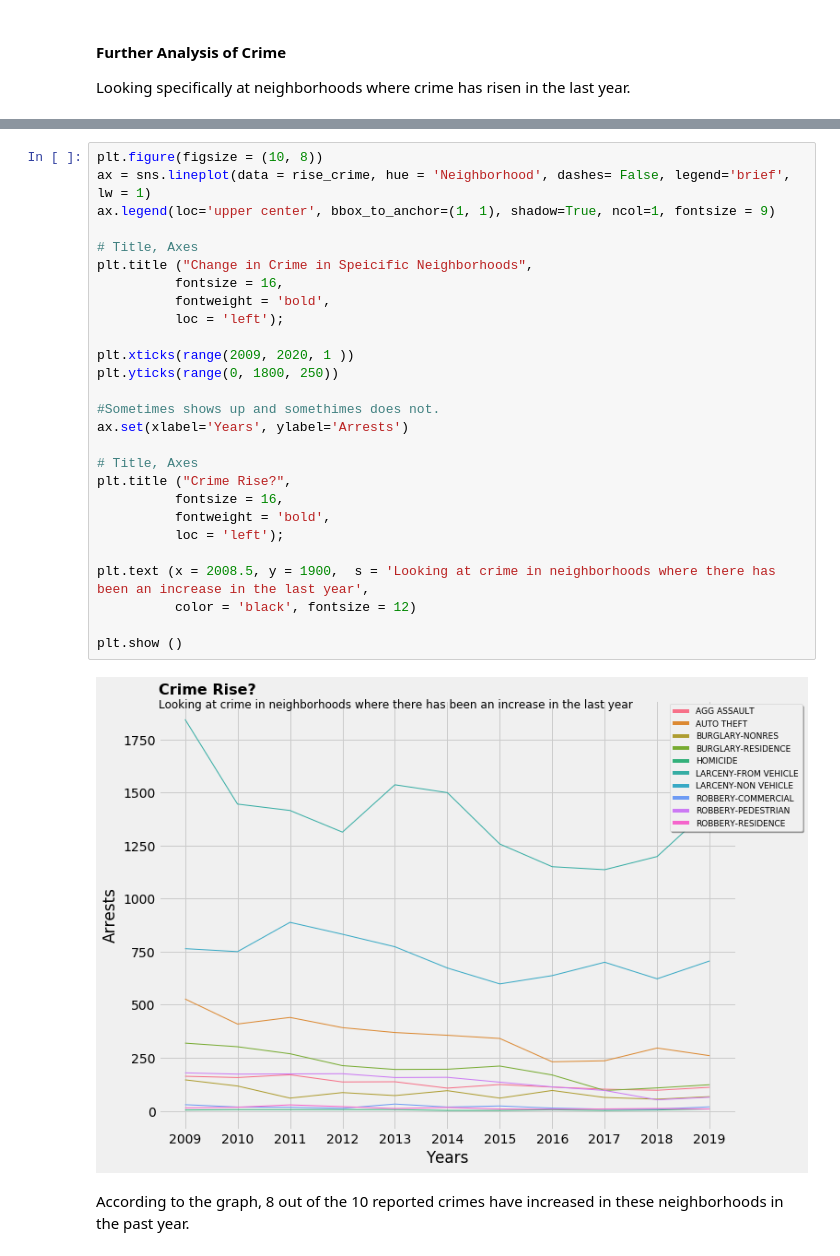
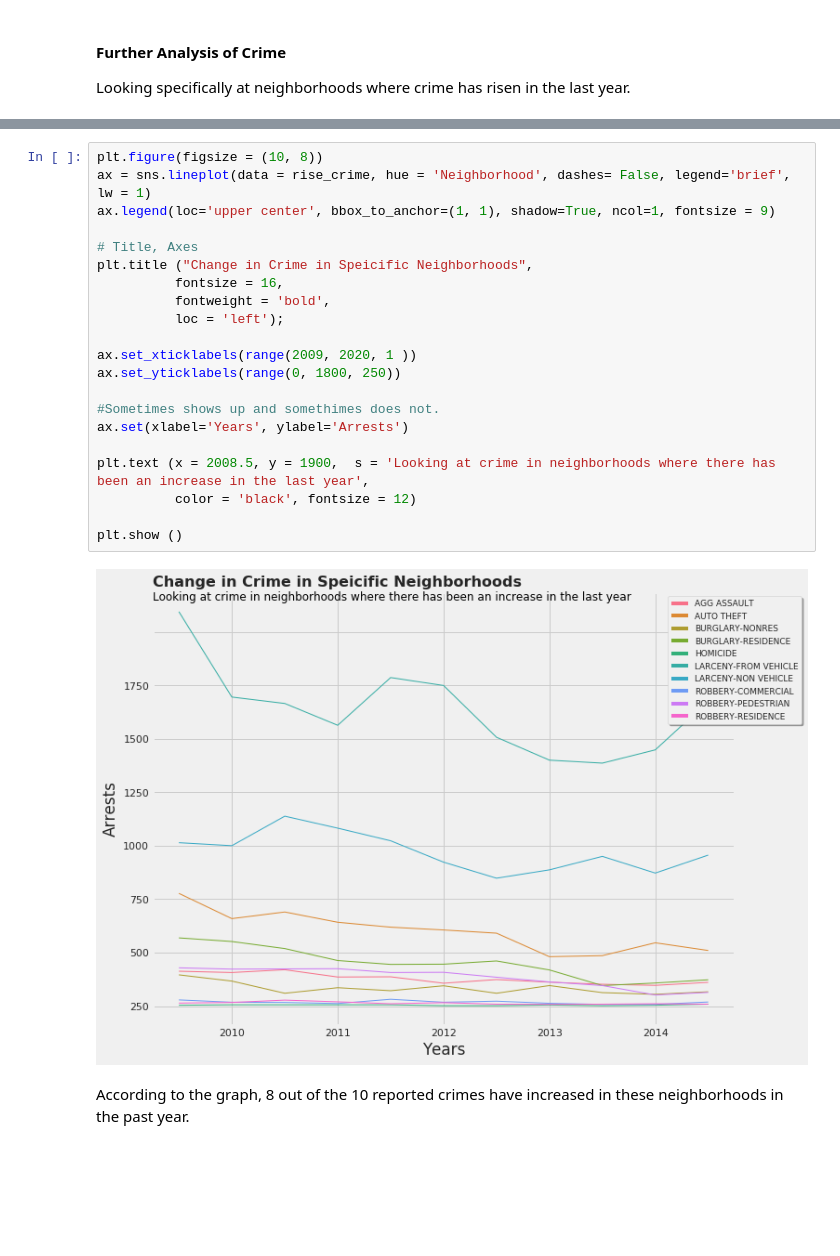
Before and after one commit to jiobu1/DS-Unit-1-Sprint-4-Data-Storytelling-Portfolio-Project, a Jupyter notebook: Jisha_Obukwelu_Unit_1_Data_Storytelling_Project.ipynb, the cells around one changed output, grey strips where cells are left out. Saved outputs shown, nothing was run; the diff lists cells and outputs as text; blank space fills up the shorter version.

Commit message:
Re-did analysis - utilizing neighborhoods that have experienced an increase in crime from 2018 to 2019.

```diff
--- a/Jisha_Obukwelu_Unit_1_Data_Storytelling_Project.ipynb
+++ b/Jisha_Obukwelu_Unit_1_Data_Storytelling_Project.ipynb
@@ -641,32 +760,26 @@ rise_crime
 # %%
 plt.figure(figsize = (10, 8))
 ax = sns.lineplot(data = rise_crime, hue = 'Neighborhood', dashes= False, legend='brief', lw = 1)
 ax.legend(loc='upper center', bbox_to_anchor=(1, 1), shadow=True, ncol=1, fontsize = 9)
 
 # Title, Axes
 plt.title ("Change in Crime in Speicific Neighborhoods",
           fontsize = 16,
           fontweight = 'bold',
           loc = 'left');
 
-plt.xticks(range(2009, 2020, 1 ))
-plt.yticks(range(0, 1800, 250))
+ax.set_xticklabels(range(2009, 2020, 1 ))
+ax.set_yticklabels(range(0, 1800, 250))
 
 #Sometimes shows up and somethimes does not.
 ax.set(xlabel='Years', ylabel='Arrests')
-
-# Title, Axes
-plt.title ("Crime Rise?",
-          fontsize = 16,
-          fontweight = 'bold',
-          loc = 'left');
 
 plt.text (x = 2008.5, y = 1900,  s = 'Looking at crime in neighborhoods where there has been an increase in the last year',
           color = 'black', fontsize = 12)
 
 plt.show ()
 # %% [output]
-[figure, old version]
+[figure, new version]
 # %% [markdown]
 According to the graph, 8 out of the 10 reported crimes have increased in these neighborhoods in the past year.
 # %% [markdown]
```
Also changed, not shown: parts of 58 cells of this notebook.
